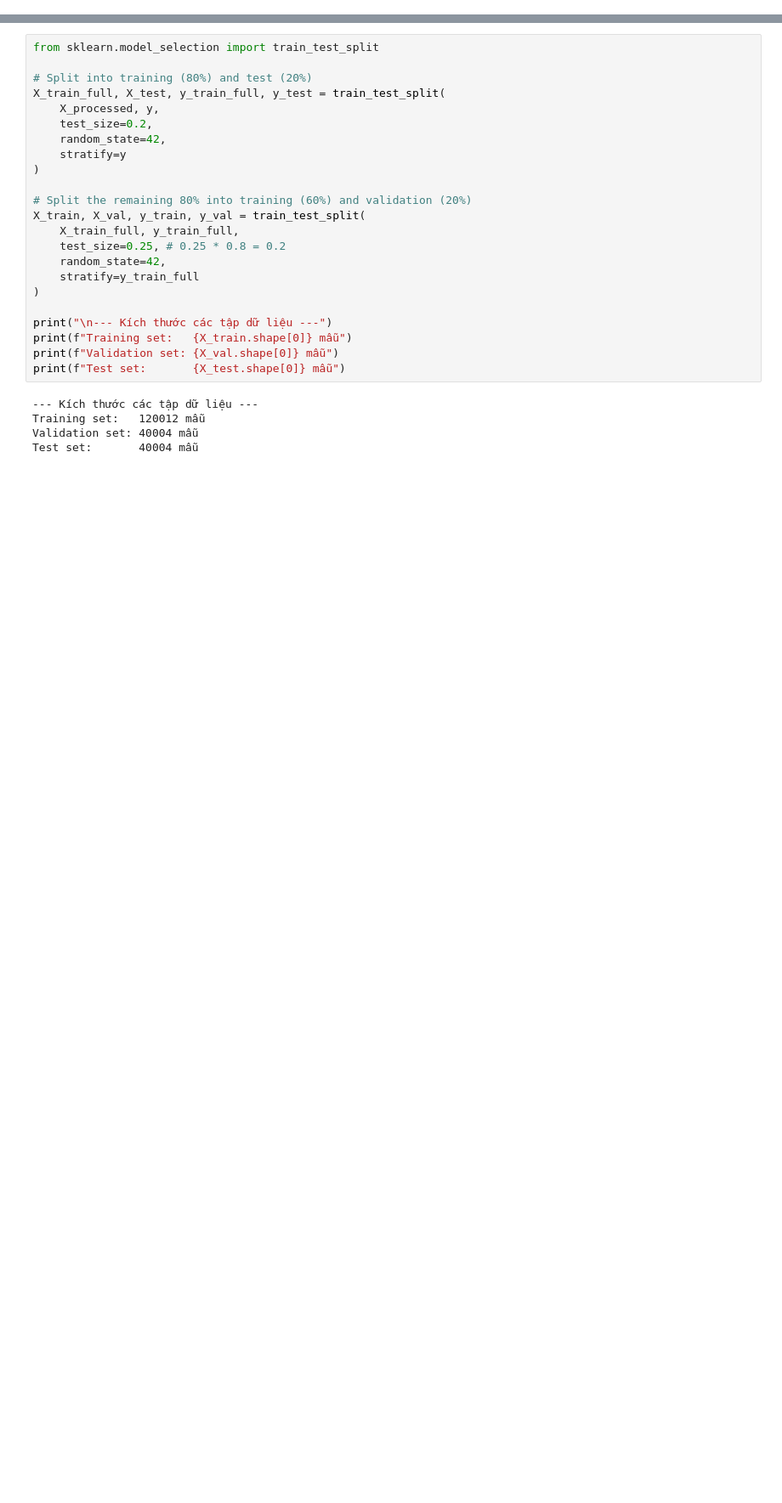
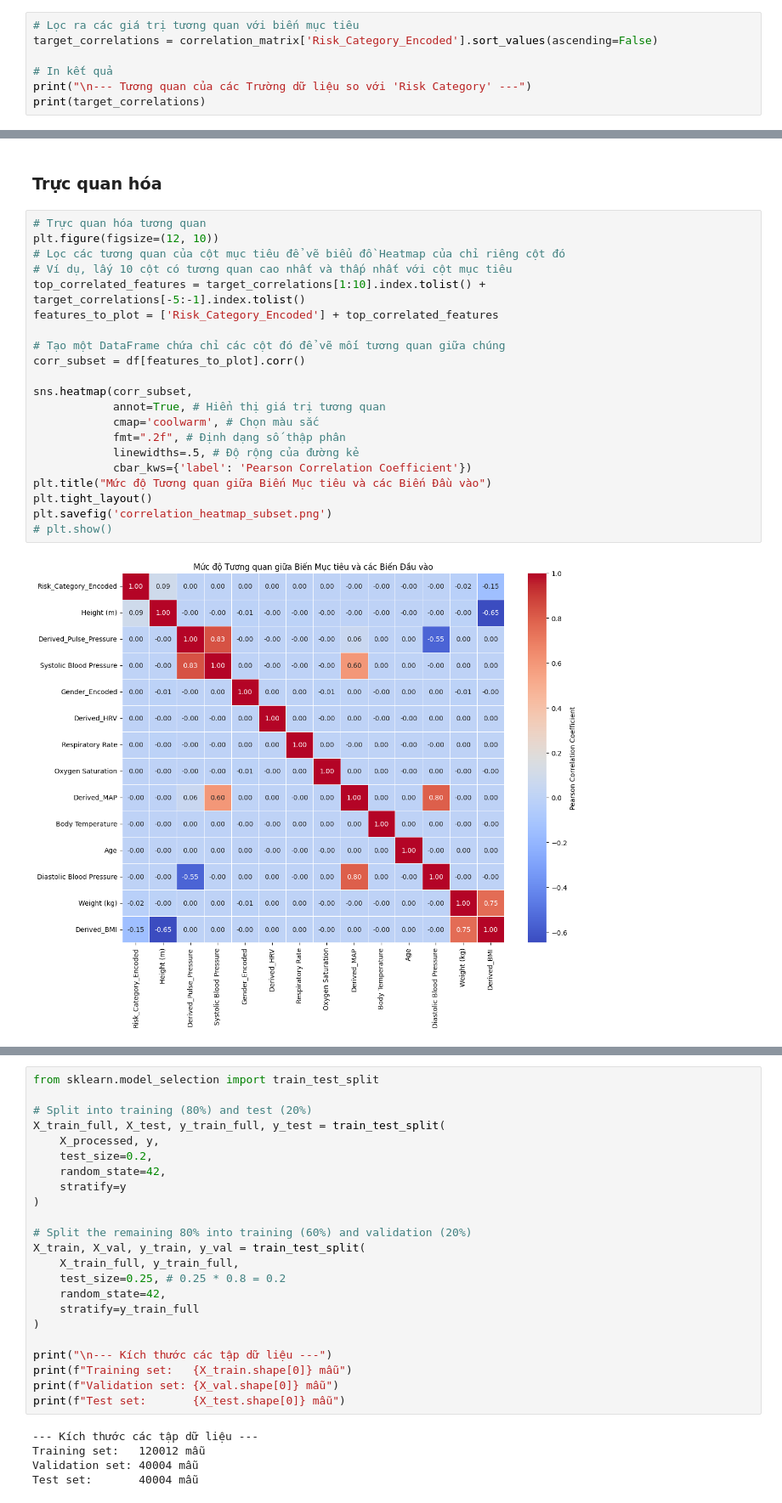
Before and after one commit to hothai19o5/last_dance_train_model, a Jupyter notebook: Detect_Irregular_Heartbeat.ipynb, the cells around one changed output, grey strips where cells are left out. Shown: that part at 85% size. Drawn from its saved outputs; the diff is of its cells as text; blank space fills up the shorter version.

```diff
--- a/Detect_Irregular_Heartbeat.ipynb
+++ b/Detect_Irregular_Heartbeat.ipynb
@@ -44,0 +117,7 @@ memory usage: 25.9+ MB
+# %%
+# Lọc ra các giá trị tương quan với biến mục tiêu
+target_correlations = correlation_matrix['Risk_Category_Encoded'].sort_values(ascending=False)
+
+# In kết quả
+print("\n--- Tương quan của các Trường dữ liệu so với 'Risk Category' ---")
+print(target_correlations)
@@ -44,0 +142,25 @@ memory usage: 25.9+ MB
+# %% [markdown]
+### **Trực quan hóa**
+# %%
+# Trực quan hóa tương quan
+plt.figure(figsize=(12, 10))
+# Lọc các tương quan của cột mục tiêu để vẽ biểu đồ Heatmap của chỉ riêng cột đó
+# Ví dụ, lấy 10 cột có tương quan cao nhất và thấp nhất với cột mục tiêu
+top_correlated_features = target_correlations[1:10].index.tolist() + target_correlations[-5:-1].index.tolist()
+features_to_plot = ['Risk_Category_Encoded'] + top_correlated_features
+
+# Tạo một DataFrame chứa chỉ các cột đó để vẽ mối tương quan giữa chúng
+corr_subset = df[features_to_plot].corr()
+
+sns.heatmap(corr_subset,
+            annot=True, # Hiển thị giá trị tương quan
+            cmap='coolwarm', # Chọn màu sắc
+            fmt=".2f", # Định dạng số thập phân
+            linewidths=.5, # Độ rộng của đường kẻ
+            cbar_kws={'label': 'Pearson Correlation Coefficient'})
+plt.title("Mức độ Tương quan giữa Biến Mục tiêu và các Biến Đầu vào")
+plt.tight_layout()
+plt.savefig('correlation_heatmap_subset.png')
+# plt.show()
+# %% [output]
+[figure, added]
```
Also changed, not shown: parts of 47 cells of this notebook.
